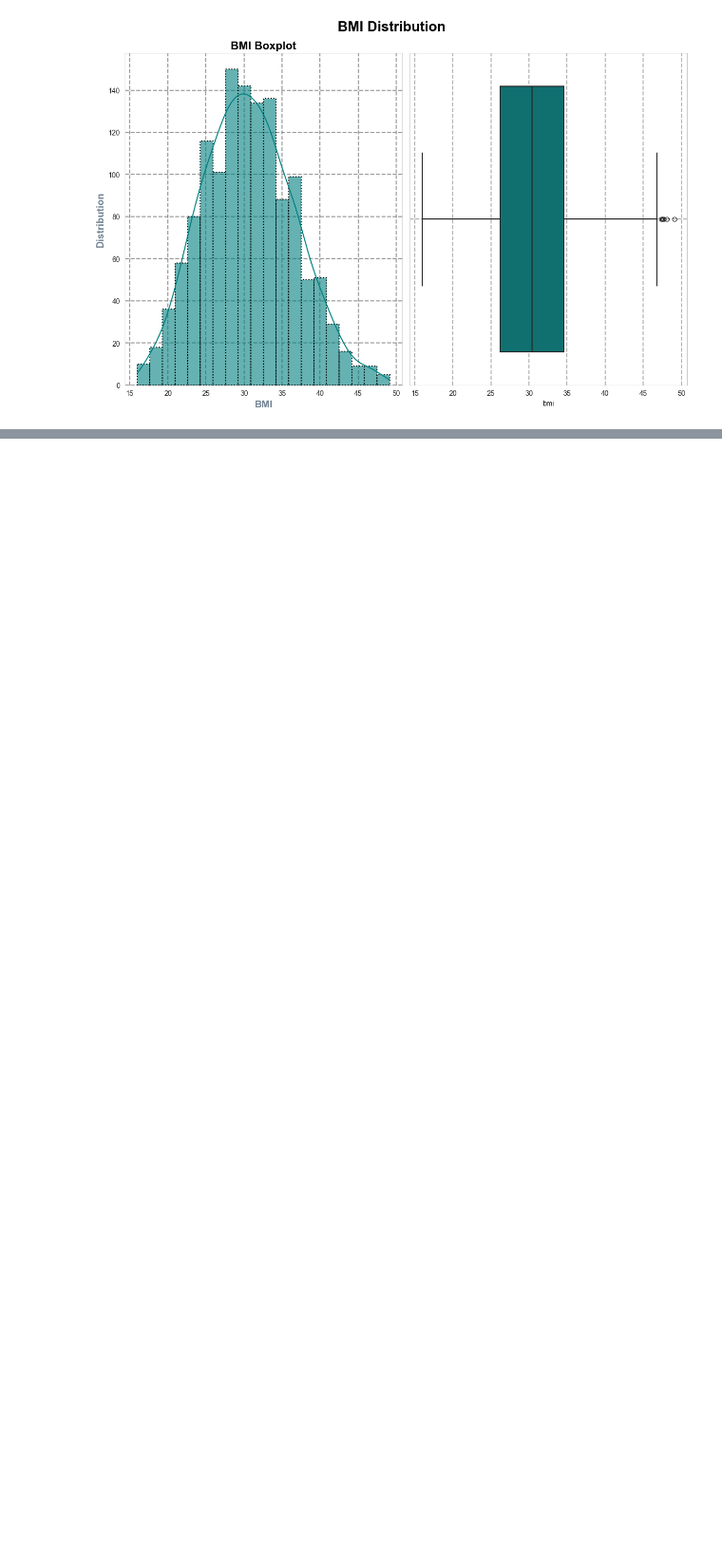
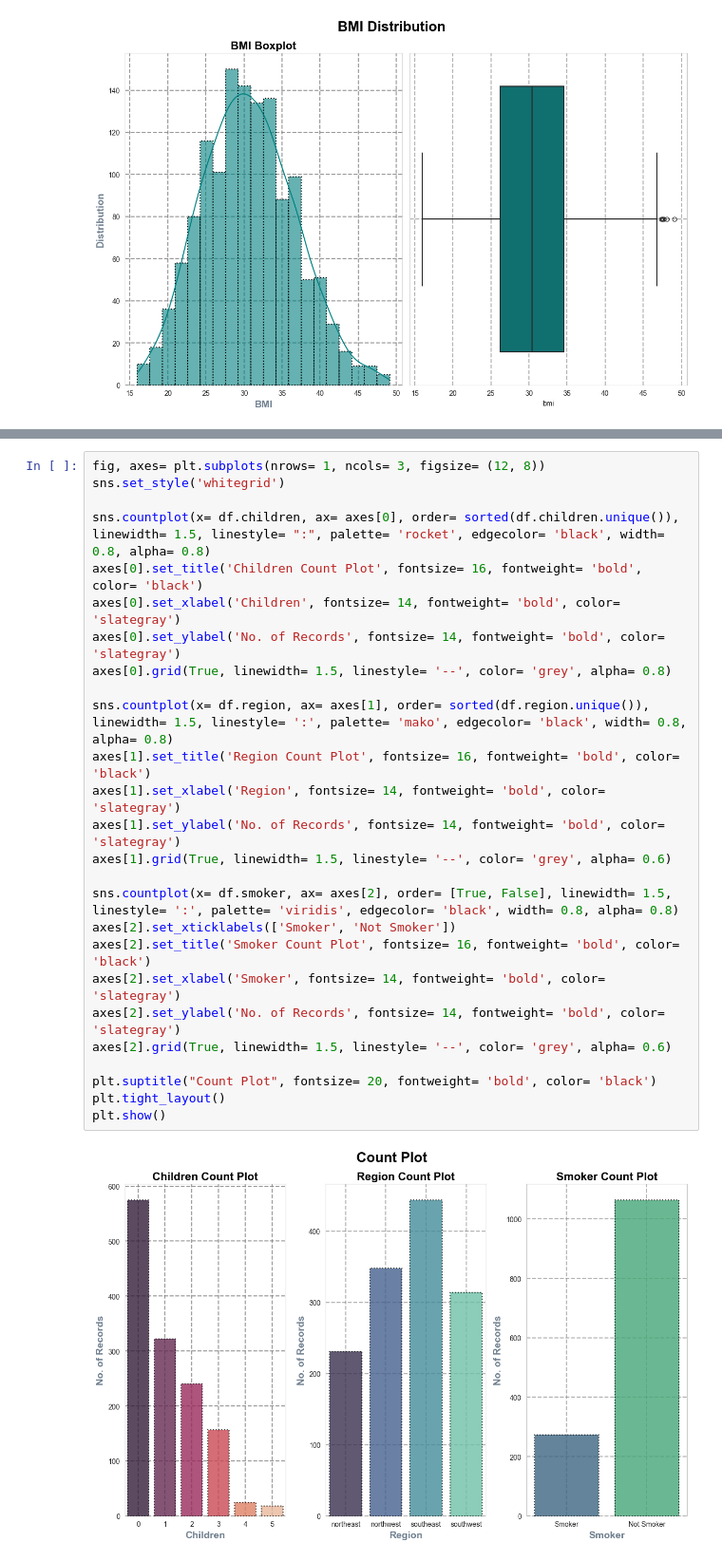
Before and after one commit to SaurabhSSB/medical-expense-analysis, a Jupyter notebook: 2_eda.ipynb, the cells around one changed output, grey strips where cells are left out. Shown at 95% size. Drawn from its saved outputs; the diff is of its cells as text; blank space fills up the shorter version.

```diff
--- a/2_eda.ipynb
+++ b/2_eda.ipynb
@@ -403,0 +499,28 @@ plt.show()
+# %%
+fig, axes= plt.subplots(nrows= 1, ncols= 3, figsize= (12, 8))
+sns.set_style('whitegrid')
+
+sns.countplot(x= df.children, ax= axes[0], order= sorted(df.children.unique()), linewidth= 1.5, linestyle= ":", palette= 'rocket', edgecolor= 'black', width= 0.8, alpha= 0.8)
+axes[0].set_title('Children Count Plot', fontsize= 16, fontweight= 'bold', color= 'black')
+axes[0].set_xlabel('Children', fontsize= 14, fontweight= 'bold', color= 'slategray')
+axes[0].set_ylabel('No. of Records', fontsize= 14, fontweight= 'bold', color= 'slategray')
+axes[0].grid(True, linewidth= 1.5, linestyle= '--', color= 'grey', alpha= 0.8)
+
+sns.countplot(x= df.region, ax= axes[1], order= sorted(df.region.unique()), linewidth= 1.5, linestyle= ':', palette= 'mako', edgecolor= 'black', width= 0.8, alpha= 0.8)
+axes[1].set_title('Region Count Plot', fontsize= 16, fontweight= 'bold', color= 'black')
+axes[1].set_xlabel('Region', fontsize= 14, fontweight= 'bold', color= 'slategray')
+axes[1].set_ylabel('No. of Records', fontsize= 14, fontweight= 'bold', color= 'slategray')
+axes[1].grid(True, linewidth= 1.5, linestyle= '--', color= 'grey', alpha= 0.6)
+
+sns.countplot(x= df.smoker, ax= axes[2], order= [True, False], linewidth= 1.5, linestyle= ':', palette= 'viridis', edgecolor= 'black', width= 0.8, alpha= 0.8)
+axes[2].set_xticklabels(['Smoker', 'Not Smoker'])
+axes[2].set_title('Smoker Count Plot', fontsize= 16, fontweight= 'bold', color= 'black')
+axes[2].set_xlabel('Smoker', fontsize= 14, fontweight= 'bold', color= 'slategray')
+axes[2].set_ylabel('No. of Records', fontsize= 14, fontweight= 'bold', color= 'slategray')
+axes[2].grid(True, linewidth= 1.5, linestyle= '--', color= 'grey', alpha= 0.6)
+
+plt.suptitle("Count Plot", fontsize= 20, fontweight= 'bold', color= 'black')
+plt.tight_layout()
+plt.show()
+# %% [output]
+[figure, added]
```
Also changed, not shown: parts of 9 cells of this notebook.
